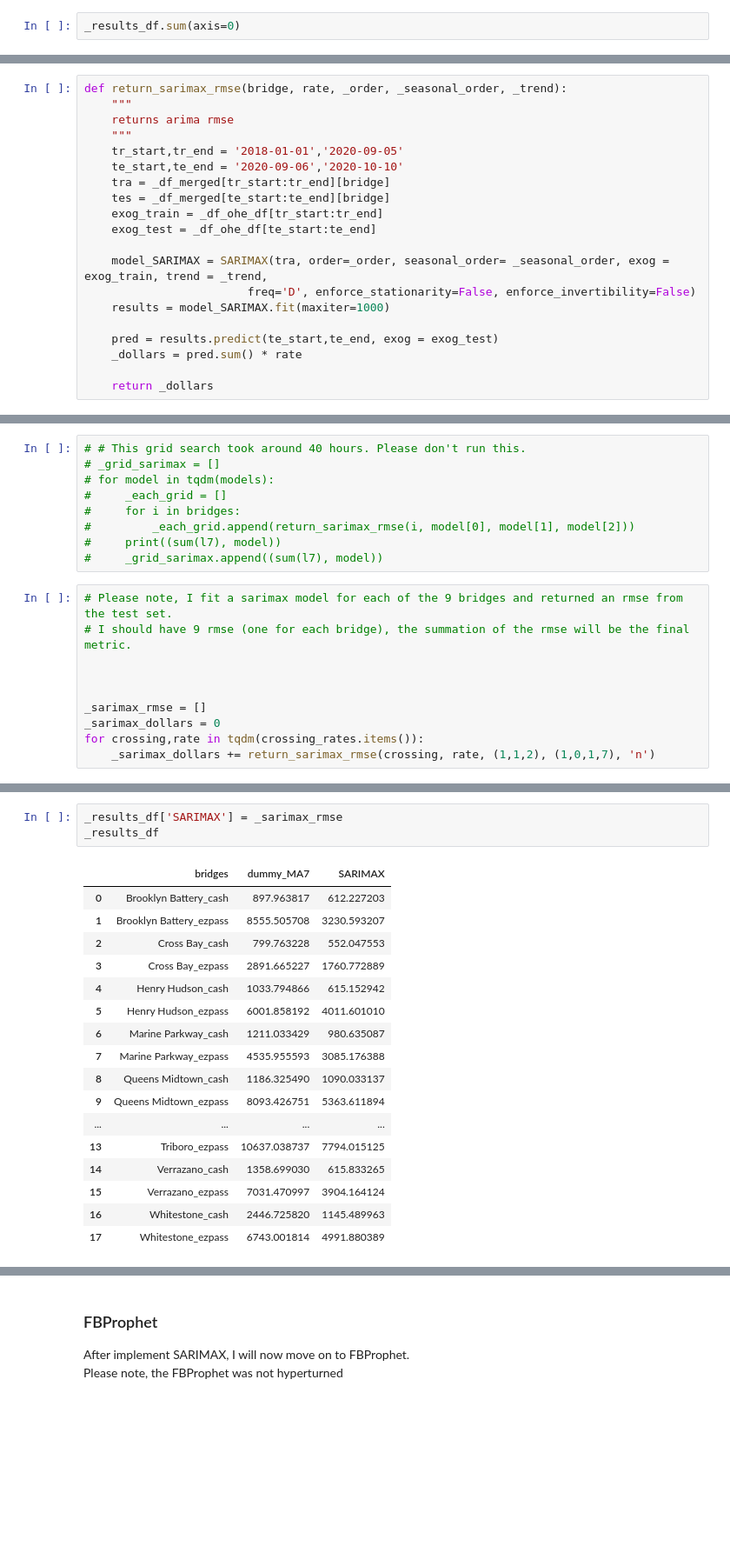
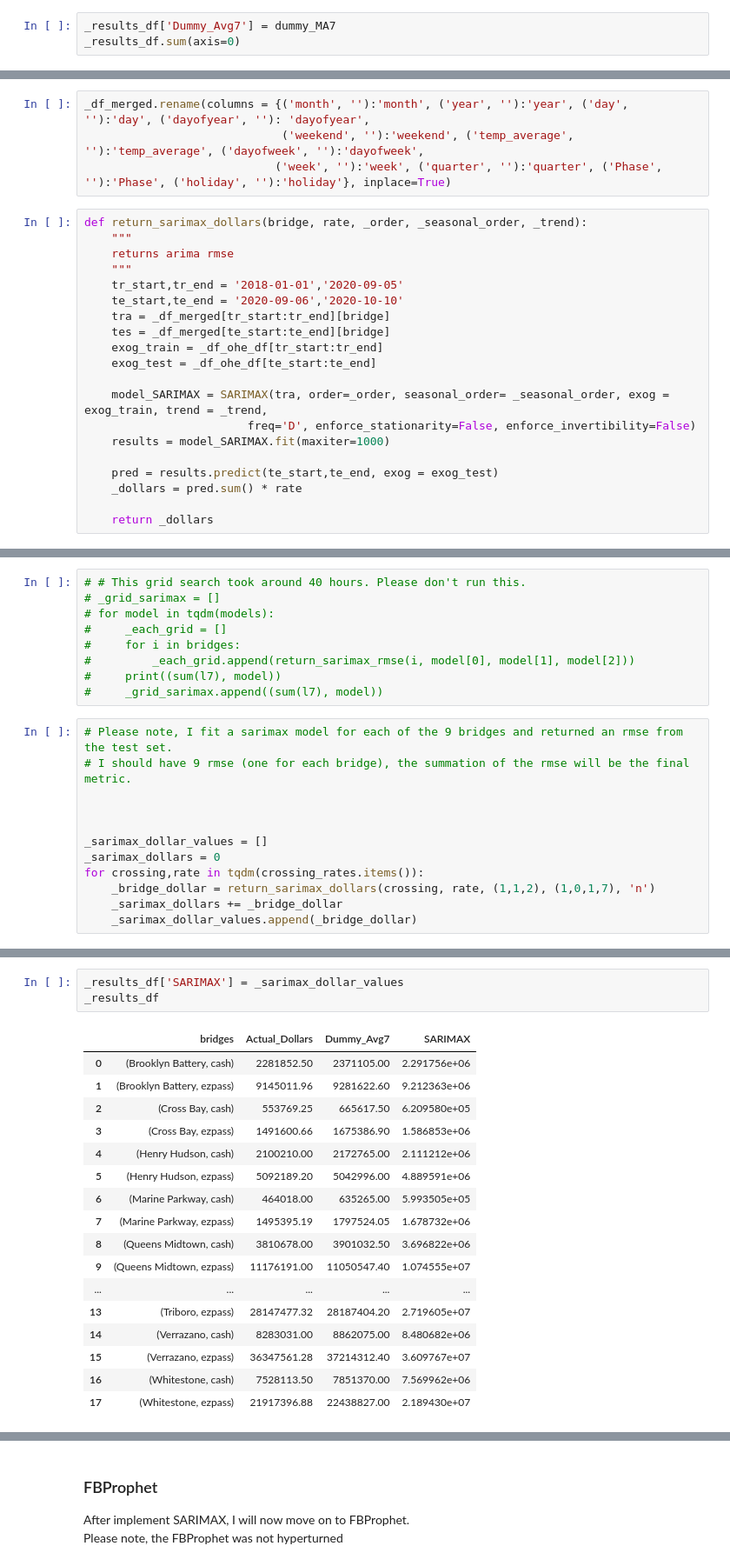
Before and after one commit to albertum1/Time_Series_MTABT, a Jupyter notebook: MTABT_models.ipynb, the cells around one changed output, grey strips where cells are left out. Shown at 87% size. Saved outputs shown, nothing was run; the diff lists cells and outputs as text; blank space fills up the shorter version.

```diff
--- a/MTABT_models.ipynb
+++ b/MTABT_models.ipynb
@@ -406,3 +484,4 @@ _results_df
 # %%
+_results_df['Dummy_Avg7'] = dummy_MA7
 _results_df.sum(axis=0)
 # %% [output]
@@ -436,5 +537,9 @@ _df_ohe_df.shape
+# %%
+_df_merged.rename(columns = {('month', ''):'month', ('year', ''):'year', ('day', ''):'day', ('dayofyear', ''): 'dayofyear',
+                             ('weekend', ''):'weekend', ('temp_average', ''):'temp_average', ('dayofweek', ''):'dayofweek',
+                            ('week', ''):'week', ('quarter', ''):'quarter', ('Phase', ''):'Phase', ('holiday', ''):'holiday'}, inplace=True)
 # %%
-def return_sarimax_rmse(bridge, rate, _order, _seasonal_order, _trend):
+def return_sarimax_dollars(bridge, rate, _order, _seasonal_order, _trend):
     """
     returns arima rmse
     """
@@ -495,7 +600,9 @@ for p in p_params:
 
 
 
-_sarimax_rmse = []
+_sarimax_dollar_values = []
 _sarimax_dollars = 0
 for crossing,rate in tqdm(crossing_rates.items()):
-    _sarimax_dollars += return_sarimax_rmse(crossing, rate, (1,1,2), (1,0,1,7), 'n')
+    _bridge_dollar = return_sarimax_dollars(crossing, rate, (1,1,2), (1,0,1,7), 'n')
+    _sarimax_dollars += _bridge_dollar
+    _sarimax_dollar_values.append(_bridge_dollar)
@@ -510,24 +613,24 @@ _sarimax_dollars
 # %%
-_results_df['SARIMAX'] = _sarimax_rmse
+_results_df['SARIMAX'] = _sarimax_dollar_values
 _results_df
 # %% [output]
-|  | bridges | dummy_MA7 | SARIMAX |
-| 0 | Brooklyn Battery_cash | 897.963817 | 612.227203 |
-| 1 | Brooklyn Battery_ezpass | 8555.505708 | 3230.593207 |
-| 2 | Cross Bay_cash | 799.763228 | 552.047553 |
-| 3 | Cross Bay_ezpass | 2891.665227 | 1760.772889 |
-| 4 | Henry Hudson_cash | 1033.794866 | 615.152942 |
-| 5 | Henry Hudson_ezpass | 6001.858192 | 4011.601010 |
-| 6 | Marine Parkway_cash | 1211.033429 | 980.635087 |
-| 7 | Marine Parkway_ezpass | 4535.955593 | 3085.176388 |
-| 8 | Queens Midtown_cash | 1186.325490 | 1090.033137 |
-| 9 | Queens Midtown_ezpass | 8093.426751 | 5363.611894 |
-| ... | ... | ... | ... |
-| 13 | Triboro_ezpass | 10637.038737 | 7794.015125 |
-| 14 | Verrazano_cash | 1358.699030 | 615.833265 |
-| 15 | Verrazano_ezpass | 7031.470997 | 3904.164124 |
-| 16 | Whitestone_cash | 2446.725820 | 1145.489963 |
-| 17 | Whitestone_ezpass | 6743.001814 | 4991.880389 |
+|  | bridges | Actual_Dollars | Dummy_Avg7 | SARIMAX |
+| 0 | (Brooklyn Battery, cash) | 2281852.50 | 2371105.00 | 2.291756e+06 |
+| 1 | (Brooklyn Battery, ezpass) | 9145011.96 | 9281622.60 | 9.212363e+06 |
+| 2 | (Cross Bay, cash) | 553769.25 | 665617.50 | 6.209580e+05 |
+| 3 | (Cross Bay, ezpass) | 1491600.66 | 1675386.90 | 1.586853e+06 |
+| 4 | (Henry Hudson, cash) | 2100210.00 | 2172765.00 | 2.111212e+06 |
+| 5 | (Henry Hudson, ezpass) | 5092189.20 | 5042996.00 | 4.889591e+06 |
+| 6 | (Marine Parkway, cash) | 464018.00 | 635265.00 | 5.993505e+05 |
+| 7 | (Marine Parkway, ezpass) | 1495395.19 | 1797524.05 | 1.678732e+06 |
+| 8 | (Queens Midtown, cash) | 3810678.00 | 3901032.50 | 3.696822e+06 |
+| 9 | (Queens Midtown, ezpass) | 11176191.00 | 11050547.40 | 1.074555e+07 |
+| ... | ... | ... | ... | ... |
+| 13 | (Triboro, ezpass) | 28147477.32 | 28187404.20 | 2.719605e+07 |
+| 14 | (Verrazano, cash) | 8283031.00 | 8862075.00 | 8.480682e+06 |
+| 15 | (Verrazano, ezpass) | 36347561.28 | 37214312.40 | 3.609767e+07 |
+| 16 | (Whitestone, cash) | 7528113.50 | 7851370.00 | 7.569962e+06 |
+| 17 | (Whitestone, ezpass) | 21917396.88 | 22438827.00 | 2.189430e+07 |
 # %%
 _results_df.sum(axis=0)
 # %% [output]
```
Also changed, not shown: parts of 51 cells of this notebook.
